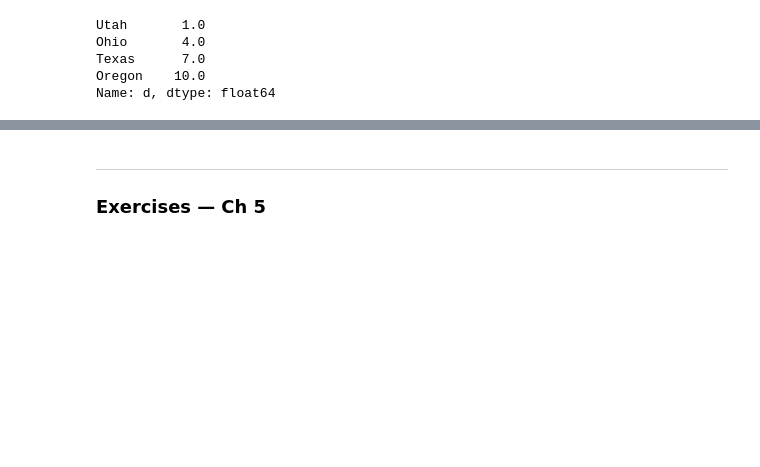
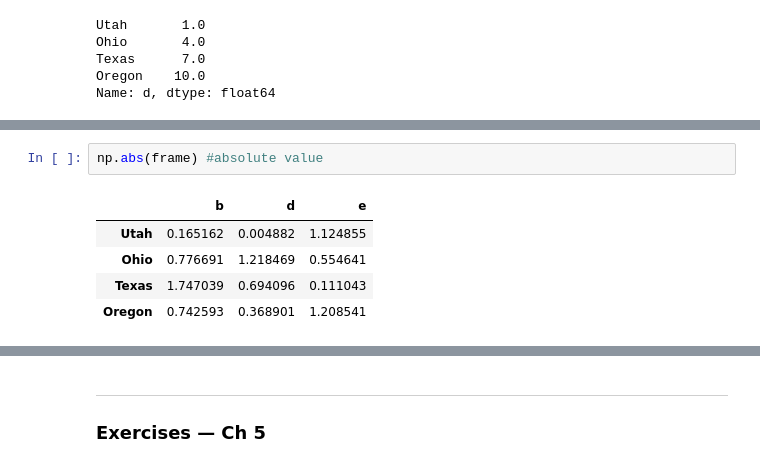
Before and after one commit to yjkong04/neonatal-ml-learning, a Jupyter notebook: notebooks/phase1-foundations/week01-pandas-fundamentals.ipynb, the cells around one changed output, grey strips where cells are left out. Saved outputs shown, nothing was run; the diff lists cells and outputs as text; blank space fills up the shorter version.

```diff
--- a/notebooks/phase1-foundations/week01-pandas-fundamentals.ipynb
+++ b/notebooks/phase1-foundations/week01-pandas-fundamentals.ipynb
@@ -904,0 +928,8 @@ Name: d, dtype: float64
+# %%
+np.abs(frame) #absolute value
+# %% [output]
+|  | b | d | e |
+| Utah | 0.165162 | 0.004882 | 1.124855 |
+| Ohio | 0.776691 | 1.218469 | 0.554641 |
+| Texas | 1.747039 | 0.694096 | 0.111043 |
+| Oregon | 0.742593 | 0.368901 | 1.208541 |
```
Also changed, not shown: parts of 39 cells of this notebook.
